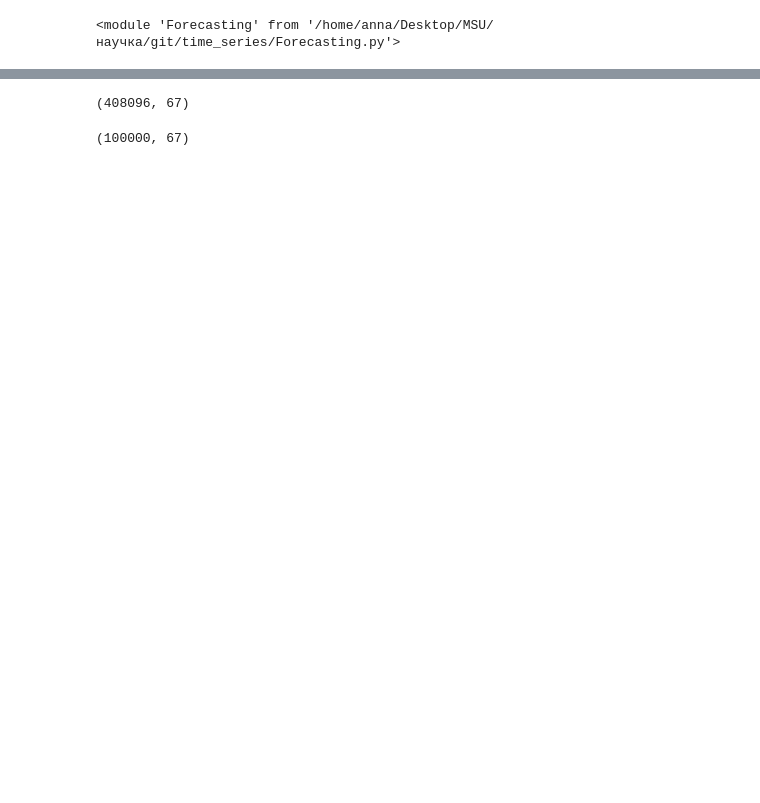
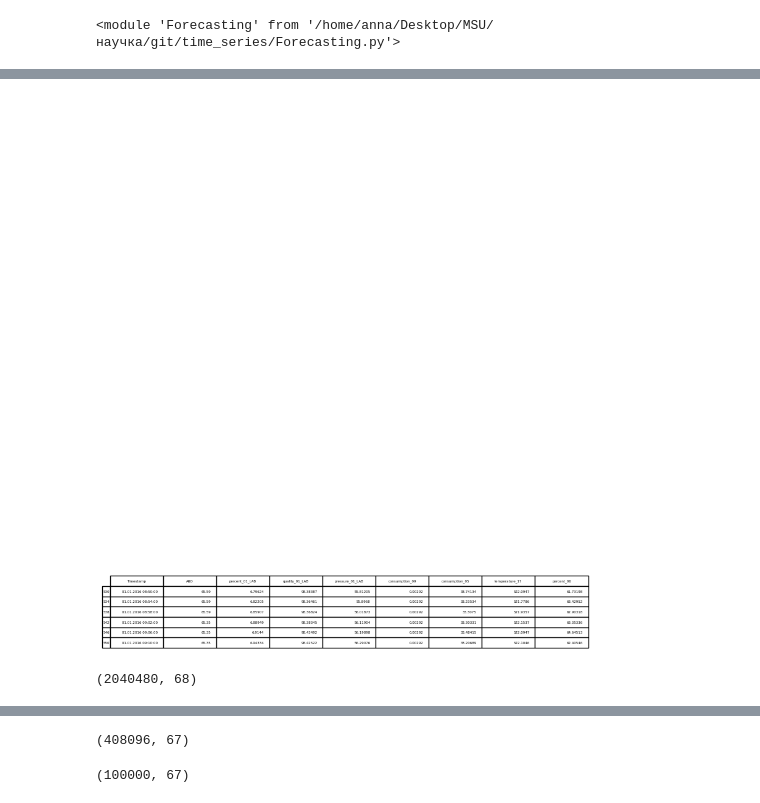
Before and after one commit to VeryLittleAnna/time_series, a Jupyter notebook: notebook.ipynb, the cells around one changed output, grey strips where cells are left out. Cells and saved outputs as stored; diff of their text form; code cells hidden in the pictures; blank space fills up the shorter version.

```diff
--- a/notebook.ipynb
+++ b/notebook.ipynb
@@ -27,3 +42,22 @@ columns = data.columns
+# %%
+import matplotlib.pyplot as plt
+import pandas as pd
+from pandas.plotting import table
+plt.subplots(1, 1, figsize=(10,10))
+ax = plt.subplot(111, frame_on=False) # no visible frame
+ax.xaxis.set_visible(False)  # hide the x axis
+ax.yaxis.set_visible(False)  # hide the y axis
+
+df = data.iloc[530:552:4, [0, 1, 5, 7, 8, 9, 10, 45, 34]]
+table(ax, df)  # where df is your data frame
+
+plt.savefig('mytable.png')
+# %% [output]
+[figure, added]
+# %%
+data.shape
+# %% [output]
+(2040480, 68)
 # %%
 data.head(5)
 # %% [output]
```
Also changed, not shown: parts of 34 cells of this notebook, 3 other files.
